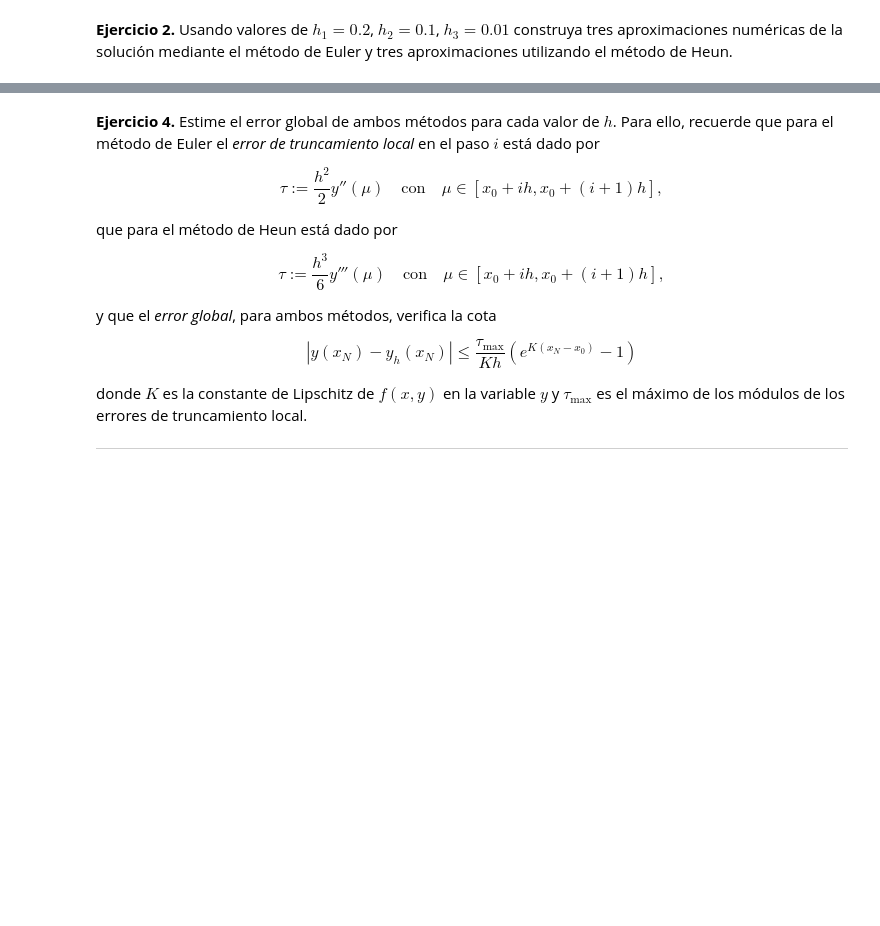
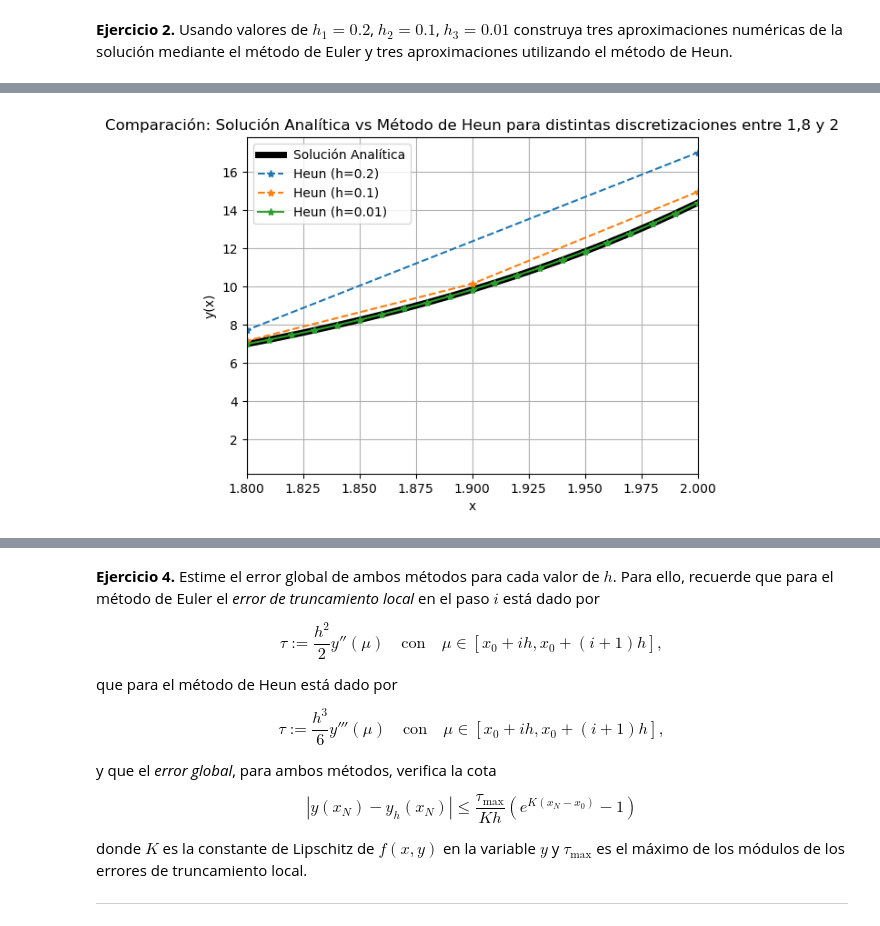
Before and after one commit to Diaz-Excoffon-Gonzalo/TP1-Calculo-avanzado, a Jupyter notebook: TP1.ipynb, the cells around one changed output, grey strips where cells are left out. Saved outputs shown, nothing was run; the diff lists cells and outputs as text; code cells hidden in the pictures; blank space fills up the shorter version.

```diff
--- a/TP1.ipynb
+++ b/TP1.ipynb
@@ -66,0 +160,16 @@ Donde $y^*$ corresponde al predictor-corrector del método de Heun, utilizamos e
+# %%
+# Hacemos zoom entre 1,8 y 2 para que se observe mejor como difieren las distintas soluciones
+plt.figure()
+plt.title('Comparación: Solución Analítica vs Método de Heun para distintas discretizaciones entre 1,8 y 2')
+plt.plot(x3, y_exacta, 'k-', linewidth = 5, label='Solución Analítica')
+plt.plot(x1, y1_H1, '*--', label='Heun (h=0.2)')
+plt.plot(x2, y2_H1, '*--', label='Heun (h=0.1)')
+plt.plot(x3, y3_H1, '*-', label='Heun (h=0.01)')
+plt.xlabel('x')
+plt.ylabel('y(x)')
+plt.xlim(1.8, 2)
+plt.legend()
+plt.grid(True)
+plt.show()
+# %% [output]
+[figure, added]
```
Also changed, not shown: parts of 15 cells of this notebook, 2 other files.
